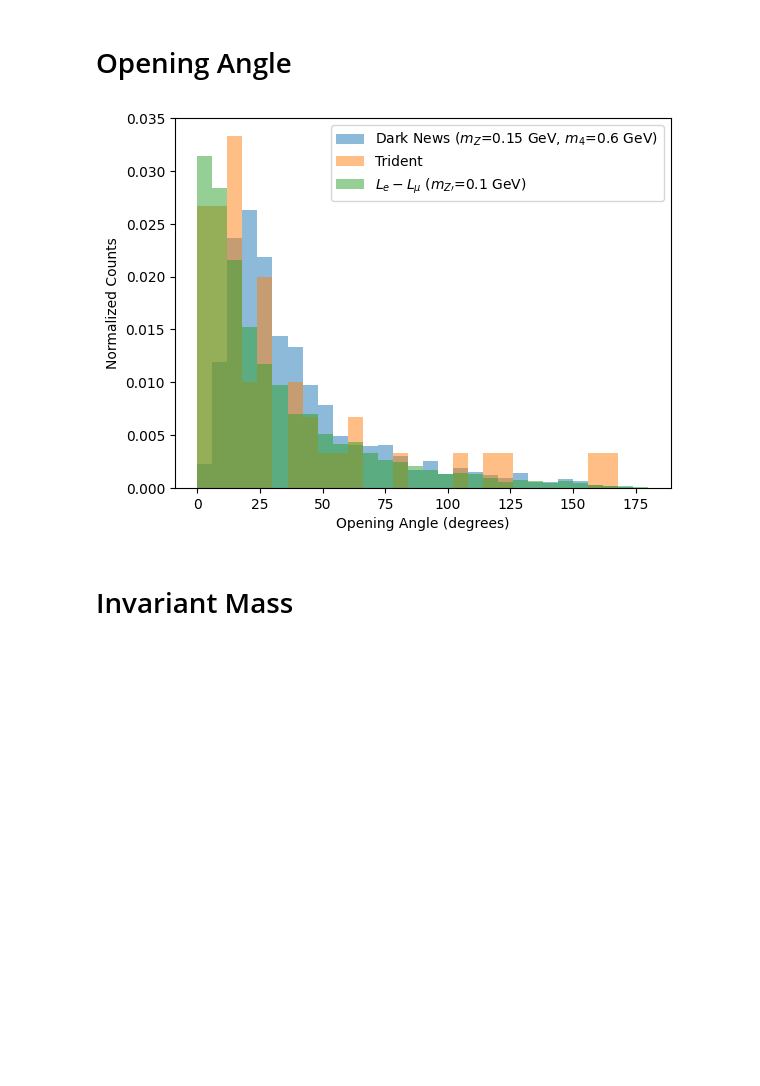
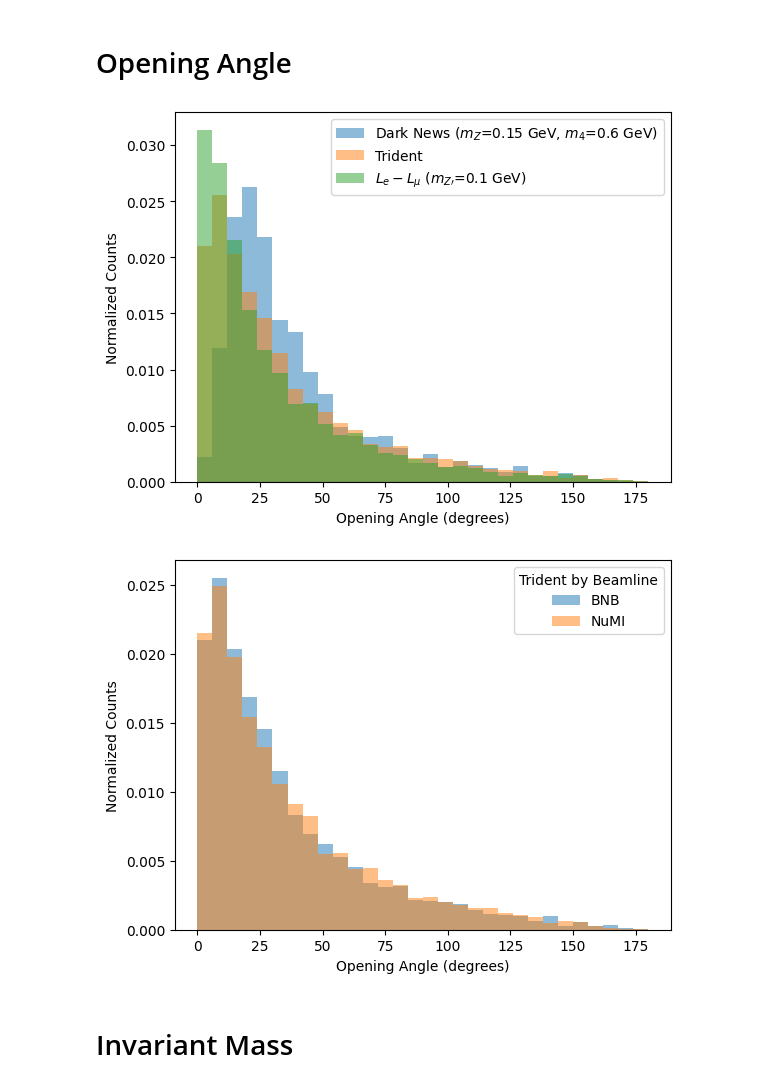
Before and after one commit to JoeBateman/uboone_epem_trident, a Jupyter notebook: hepmc_plotter.ipynb, the cells around one changed output. Drawn from its saved outputs; the diff is of its cells as text; code cells hidden in the pictures; blank space fills up the shorter version.

```diff
--- a/hepmc_plotter.ipynb
+++ b/hepmc_plotter.ipynb
@@ -154,7 +154,10 @@ if make_new_dn:
     dn_df = gen_object.df
 # %%
 file = 'outputs/numu_epem_5000.hepmc' # Large TEG sample
-trident_epem = hepevt_to_df('outputs/numu_epem_50.hepevt') # hepmc_to_df(file)
+trident_epem = hepmc_to_df(file)
+
+file = 'outputs/numu_numi_5000.hepevt' # Large TEG sample
+trident_numi = hepevt_to_df(file)
 
 file = 'outputs/hep_ascii.hepmc3'
 dn_epem = hepmc_to_df(file)
@@ -164,9 +178,11 @@ lelmu_epem = hepmc_to_df(file)
 # %%
 trident_angles = get_opening_angle(trident_epem, 11, -11)
+numi_angles = get_opening_angle(trident_numi, 11, -11)
 dn_angles = get_opening_angle(dn_epem, 11, -11)
 lelmu_angles = get_opening_angle(lelmu_epem, 11, -11)
 
 trident_inv_masses = get_two_body_inv_mass(trident_epem, 11, -11)
+numi_inv_masses = get_two_body_inv_mass(trident_numi, 11, -11)
 dn_inv_masses = get_two_body_inv_mass(dn_epem, 11, -11)
 lelmu_inv_masses = get_two_body_inv_mass(lelmu_epem, 11, -11)
 # %% [markdown]
@@ -174,16 +190,27 @@ lelmu_inv_masses = get_two_body_inv_mass(lelmu_epem, 11, -11)
 # %%
 bins = np.linspace(0, 180, 31)
 plt.hist(dn_angles, bins=bins, alpha=0.5, density=True, label=r'Dark News ($m_Z$=0.15 GeV, $m_4$=0.6 GeV)')
 plt.hist(trident_angles, bins=bins, alpha=0.5, density=True, label='Trident')
 plt.hist(lelmu_angles, bins=bins, alpha=0.5, density=True, label=r'$L_e-L_\mu$ ($m_{Z\prime}$=0.1 GeV)')
 
 plt.legend()
 plt.xlabel('Opening Angle (degrees)')
 plt.ylabel('Normalized Counts')
 # plt.title('Comparison of e+e- Opening Angles')
 plt.show()
+
+bins = np.linspace(0, 180, 31)
+plt.hist(trident_angles, bins=bins, alpha=0.5, density=True, label='BNB')
+plt.hist(numi_angles, bins=bins, alpha=0.5, density=True, label=r'NuMI')
+
+plt.legend(title='Trident by Beamline')
+plt.xlabel('Opening Angle (degrees)')
+plt.ylabel('Normalized Counts')
+# plt.title('Comparison of e+e- Opening Angles')
+plt.show()
 # %% [output]
-[figure, old version]
+[figure, new version]
+[figure, added]
 # %% [markdown]
 # Invariant Mass
 # %%
```
Also changed, not shown: parts of 25 cells of this notebook.
